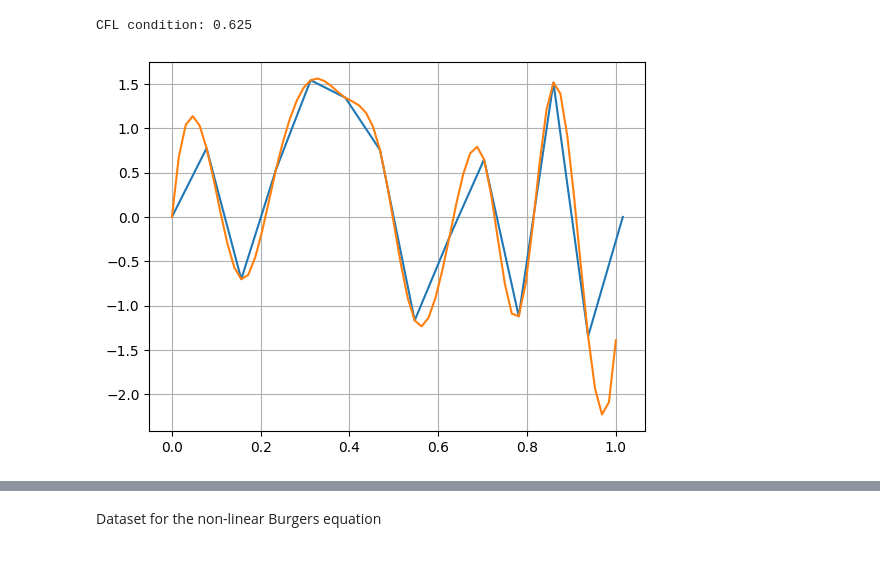
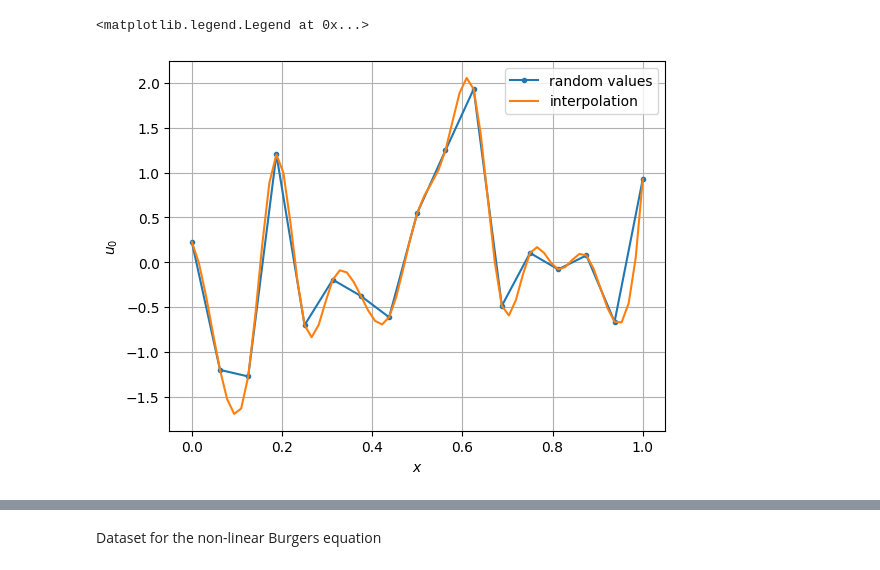
Before and after one commit to Adrianominora/Prevision, a Jupyter notebook: scripts/Burgers_solution.ipynb, the cells around one changed output, grey strips where cells are left out. Saved outputs shown, nothing was run; the diff lists cells and outputs as text; code cells hidden in the pictures.

```diff
--- a/scripts/Burgers_solution.ipynb
+++ b/scripts/Burgers_solution.ipynb
@@ -8,34 +8,29 @@ from IPython.display import clear_output
 Nx = 2**6
 Nt = 2**17
 dx = 1/Nx
-dz = 5*dx
+dz = 4*dx
 dt = 1/Nt
 xx = np.arange(0,1+dx,dx)
 zz = np.arange(0,1+dz,dz)
 tt = np.arange(0,1+dt,dt)
 nu = 0.1
-cfl = dt/(dx**2/2*nu)
-print('CFL condition: '+str(cfl))
+
 mean = 0
 std_dev = 1
 u0_ = np.random.normal(mean, std_dev, zz.shape[0])
-u0_[0] = 0
-u0_[-1] = u0_[0]
 spl = interpolate.splrep(zz,u0_)
 u0 = interpolate.splev(xx,spl)
-# u0 = np.zeros_like(xx)
-# for j,x in enumerate(xx):
-#     if 0.25<x and x<0.75:
-#         u0[j]=1
-# %% [output]
-CFL condition: 0.625
 # %%
 plt.figure()
-plt.plot(zz,u0_)
-plt.plot(xx,u0)
+plt.plot(zz,u0_, label='random values', marker='.')
+plt.plot(xx,u0, label='interpolation')
 plt.grid(True)
+plt.xlabel('$x$')
+plt.ylabel('$u_0$')
+plt.legend()
 # %% [output]
+<matplotlib.legend.Legend at 0x...>
-[figure, old version]
+[figure, new version]
 # %%
 uh = np.zeros((xx.shape[0],tt.shape[0]))
 uh[:,0] = u0
```
Also changed, not shown: parts of 8 cells of this notebook, 13 other files.
